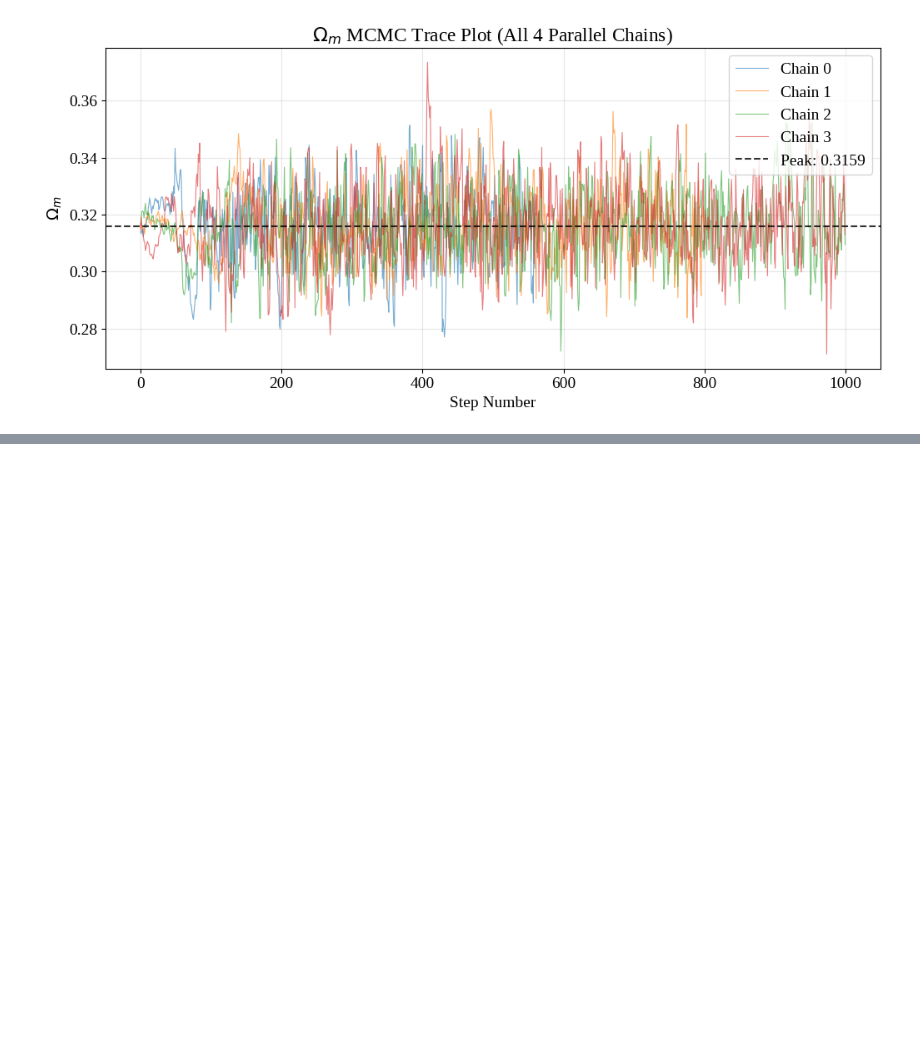
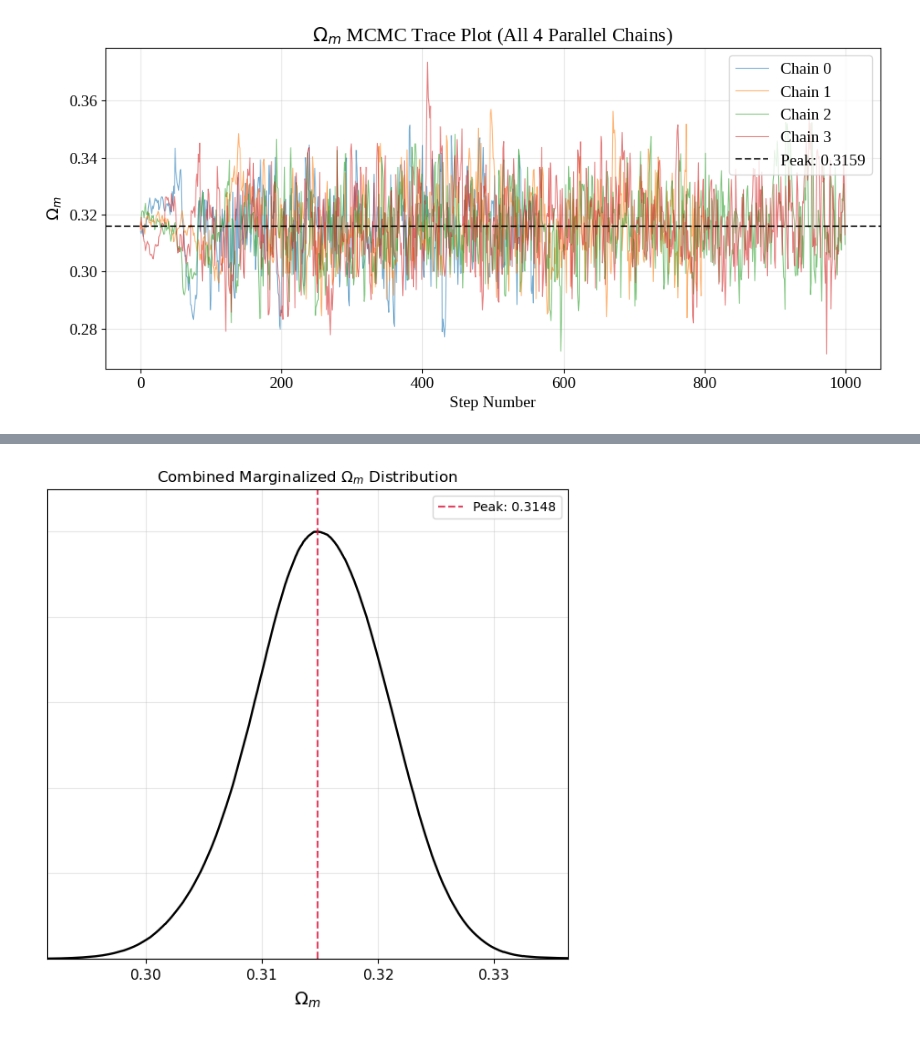
Before and after one commit to lia-lubit/DESIxSO, a Jupyter notebook: forecasting.ipynb, the cells around one changed output, grey strips where cells are left out. Drawn from its saved outputs; the diff is of its cells as text; code cells hidden in the pictures; blank space fills up the shorter version.

Commit message:
Cobaya run for A_s-based cosmology, with and without emulatortor.

```diff
--- a/forecasting.ipynb
+++ b/forecasting.ipynb
@@ -1402,7 +1404,7 @@ cd ~/DESIxSO/chains/XXXXXXXXXXXXXXXXX
 
 for i in {0..3}; do
   cp /pscratch/sd/l/lialubit/run_task_${i}/chain.1.txt ~/DESIxSO/chains/XXXXXXXXXXXXXXXXX/chain_task_${i}.txt
-  ln -sf chain_task_${i}.txt cosmo_run.$((i + 1)).txt
+  ln -sf chain_task_${i}.txt cosmo_run.$((i)).txt
 done
 
 cp /pscratch/sd/l/lialubit/run_task_0/chain.paramnames ~/DESIxSO/chains/XXXXXXXXXXXXXXXXX/cosmo_run.paramnames
@@ -1419 +1433,11 @@ cp /pscratch/sd/l/lialubit/run_task_0/chain.paramnames ~/DESIxSO/chains/bin1_ome
+# %%
+mkdir -p chains/emulated_bin1_omega_m_likelihood
+cd ~/DESIxSO/chains/emulated_bin1_omega_m_likelihood
+
+for i in {0..3}; do
+  cp /pscratch/sd/l/lialubit/run_task_${i}/chain.1.txt ~/DESIxSO/chains/emulated_bin1_omega_m_likelihood/chain_task_${i}.txt
+  ln -sf chain_task_${i}.txt cosmo_run.$((i)).txt
+done
+
+cp /pscratch/sd/l/lialubit/run_task_0/chain.paramnames ~/DESIxSO/chains/emulated_bin1_omega_m_likelihood/cosmo_run.paramnames
 # %%
@@ -1486,3 +1508,74 @@ WARNING:root:outlier fraction 0.0003720238095238095
 The peak of the Omega_m distribution is at: 0.3159
 [figure]
 [figure]
+# %%
+# plot results for A_s non-emulated version
+print("Results for A_s non-emulated MCMC:")
+print("Runtime: 13 min 3 sec")
+print("[mcmc] Learn + convergence test @ 1000 samples accepted.")
+print("[mcmc]  - Acceptance rate: 0.574")
+print("[mcmc]  - Convergence of means: R-1 = 0.012309 after 800 accepted steps")
+print("[mcmc]  - Updated covariance matrix of proposal pdf.")
+print("[mcmc] Reached maximum number of accepted steps allowed (1000). Stopping.")
+print("[mcmc] Sampling complete after 1000 accepted steps.")
+print("")
+
+chain_dir = os.path.expanduser('~/DESIxSO/chains/bin1_omega_m_likelihood_A_s_version')
+
+all_samples = []
+all_weights = []
+all_loglikes = []
+
+# loop through 4 raw task text files explicitly
+for i in range(4):
+    chain_path = os.path.join(chain_dir, f'chain_task_{i}.txt')
+    if os.path.exists(chain_path):
+        data = np.loadtxt(chain_path)
+
+        # Apply your 20% burn-in manually to each individual chain
+        burn = int(0.2 * len(data))
+
+        all_weights.append(data[burn:, 0])
+        all_loglikes.append(data[burn:, 1])
+        all_samples.append(data[burn:, 2]) # Index 2 tracks Omega_m
+
+# combine and create the MCSamples object
+samples = MCSamples(
+    samples=np.concatenate(all_samples),
+    weights=np.concatenate(all_weights),
+    loglikes=np.concatenate(all_loglikes),
+    names=['Omega_m'],
+    labels=[r'\Omega_m'],
+    settings={'ignore_rows': 0.0}
+)
+
+# get the 1D density estimator for Omega_m and find its peak location
+density1D = samples.get1DDensity('Omega_m')
+omega_m_peak = density1D.x[np.argmax(density1D.P)]
+
+print(f"The peak of the Omega_m distribution is at: {omega_m_peak:.4f}")
+
+# combined Marginalized Distribution Plot with Peak Line
+g1 = plots.get_subplot_plotter(width_inch=6)
+g1.plot_1d(samples, 'Omega_m', LineWidth=2, color='darkblue')
+plt.axvline(x=omega_m_peak, color='crimson', linestyle='--', alpha=0.8, label=f'Peak: {omega_m_peak:.4f}')
+plt.title(r'Combined Marginalized $\Omega_m$ Distribution')
+plt.legend(loc='upper right')
+plt.grid(True, alpha=0.3)
+plt.show()
+
+# plot traces
+plt.figure(figsize=(12, 5))
+for i in range(4):
+    chain_path = os.path.join(chain_dir, f'chain_task_{i}.txt')
+    if os.path.exists(chain_path):
+        chain_data = np.loadtxt(chain_path)
+        plt.plot(chain_data[:, 2], alpha=0.6, linewidth=0.8, label=f'Chain {i}')
+plt.axhline(y=omega_m_peak, color='black', linestyle='--', alpha=0.8, label=f'Peak: {omega_m_peak:.4f}')
+plt.xlabel('Step Number')
+plt.ylabel(r'$\Omega_m$')
+plt.title(r'$\Omega_m$ MCMC Trace Plot (All 4 Parallel Chains)')
+plt.legend(loc='upper right')
+plt.grid(True, alpha=0.3)
+plt.show()
+# %% [output]
@@ -1488,0 +1593 @@ The peak of the Omega_m distribution is at: 0.3159
+[figure, added]
```
Also changed, not shown: parts of 8 cells of this notebook, 21 other files.
